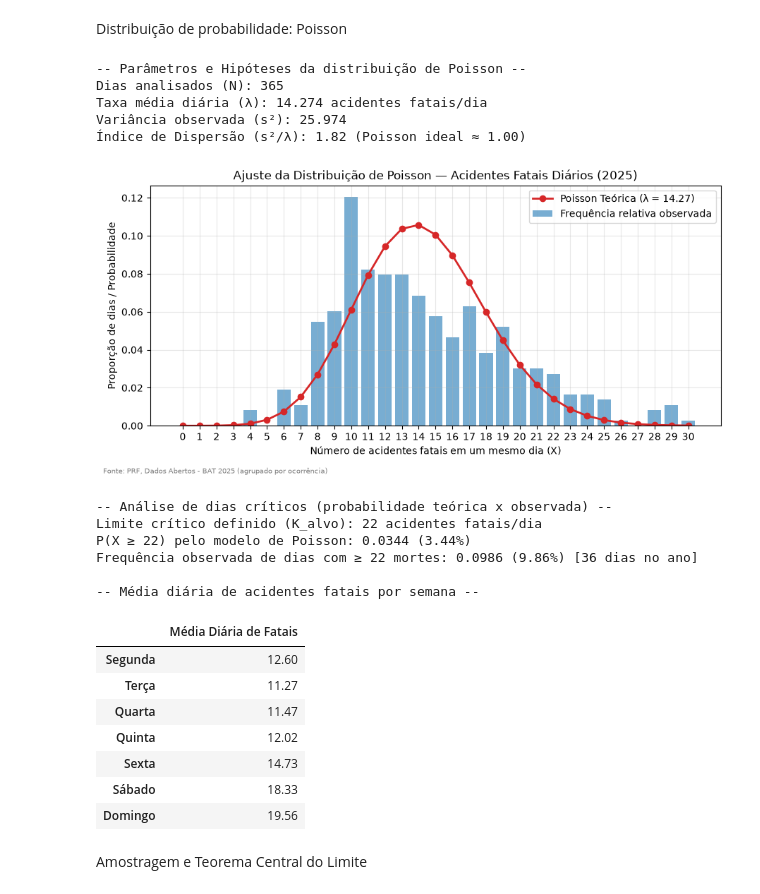
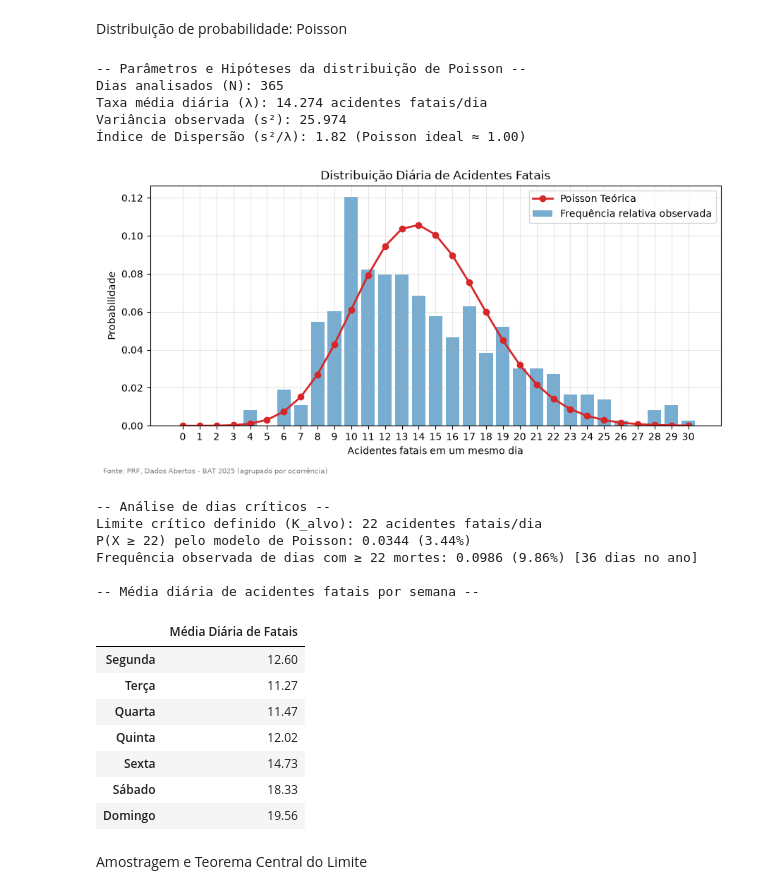
Before and after one commit to mariaeduardamazzini-beep/analise-acidentes-prf-2025, a Jupyter notebook: analise.ipynb, the cells around one changed output. Drawn from its saved outputs; the diff is of its cells as text; code cells hidden in the pictures.

Commit message:
Edição de gráficos e ajustes

```diff
--- a/analise.ipynb
+++ b/analise.ipynb
@@ -613,42 +610,42 @@ pmf = stats.poisson.pmf(ks, lam)
 
 fig, ax = plt.subplots(figsize=(9, 4.5))
 ax.bar(ks, obs.values, alpha=0.6, color="#1f77b4", label="Frequência relativa observada")
-ax.plot(ks, pmf, "o-", color="#d62728", lw=2, label=f"Poisson Teórica (λ = {lam:.2f})")
+ax.plot(ks, pmf, "o-", color="#d62728", lw=2, label=f"Poisson Teórica")
 
-ax.set_xlabel("Número de acidentes fatais em um mesmo dia (X)")
-ax.set_ylabel("Proporção de dias / Probabilidade")
-ax.set_title("Ajuste da Distribuição de Poisson — Acidentes Fatais Diários (2025)")
+ax.set_xlabel("Acidentes fatais em um mesmo dia")
+ax.set_ylabel("Probabilidade")
+ax.set_title("Distribuição Diária de Acidentes Fatais")
 ax.set_xticks(ks)
 ax.legend()
 
 salvar(fig, "poisson_fatais_dia")
 
 # Cálculo de probabilidade teórica e comparação empírica
 K_ALVO = int(np.ceil(lam + 2 * np.sqrt(lam)))
 P_modelo = stats.poisson.sf(K_ALVO - 1, lam)  #P(X >= K_ALVO)
 P_obs = (fatais_dia >= K_ALVO).mean()
 dias_criticos = int((fatais_dia >= K_ALVO).sum())
 
-print("-- Análise de dias críticos (probabilidade teórica x observada) --")
+print("-- Análise de dias críticos --")
 print(f"Limite crítico definido (K_alvo): {K_ALVO} acidentes fatais/dia")
 print(f"P(X ≥ {K_ALVO}) pelo modelo de Poisson: {P_modelo:.4f} ({P_modelo * 100:.2f}%)")
 print(f"Frequência observada de dias com ≥ {K_ALVO} mortes: {P_obs:.4f} ({P_obs * 100:.2f}%) [{dias_criticos} dias no ano]\n")
 
 # Avaliação da hipótese de λ constante
 dias_nome = ["Segunda", "Terça", "Quarta", "Quinta", "Sexta", "Sábado", "Domingo"]
 medias_semana = fatais_dia.groupby(fatais_dia.index.day_of_week).mean().round(2)
 tab_semana = pd.DataFrame({"Média Diária de Fatais": medias_semana.values}, index=dias_nome)
 
 print("-- Média diária de acidentes fatais por semana --")
 display(tab_semana)
 # %% [output]
 -- Parâmetros e Hipóteses da distribuição de Poisson --
 Dias analisados (N): 365
 Taxa média diária (λ): 14.274 acidentes fatais/dia
 Variância observada (s²): 25.974
 Índice de Dispersão (s²/λ): 1.82 (Poisson ideal ≈ 1.00)
-[figure, old version]
+[figure, new version]
--- Análise de dias críticos (probabilidade teórica x observada) --
+-- Análise de dias críticos --
 Limite crítico definido (K_alvo): 22 acidentes fatais/dia
 P(X ≥ 22) pelo modelo de Poisson: 0.0344 (3.44%)
 Frequência observada de dias com ≥ 22 mortes: 0.0986 (9.86%) [36 dias no ano]
```
Also changed, not shown: parts of 10 cells of this notebook, 7 other files.
